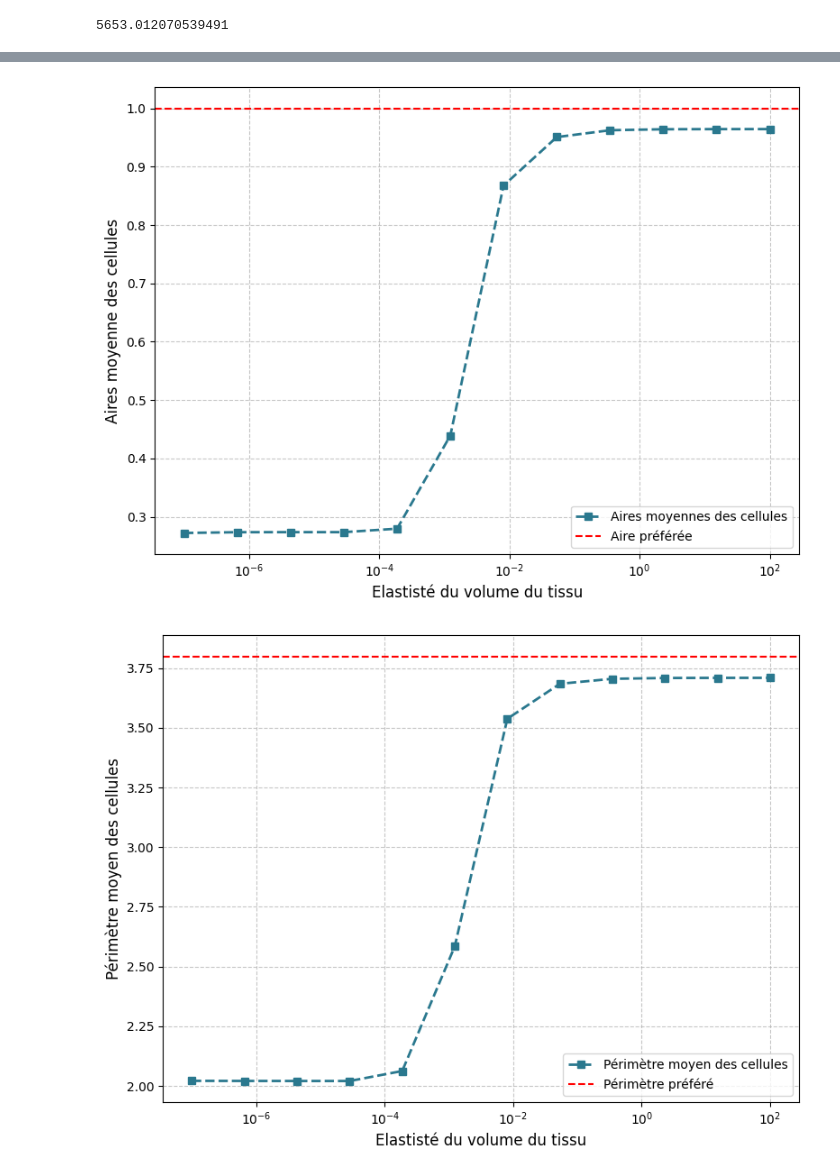
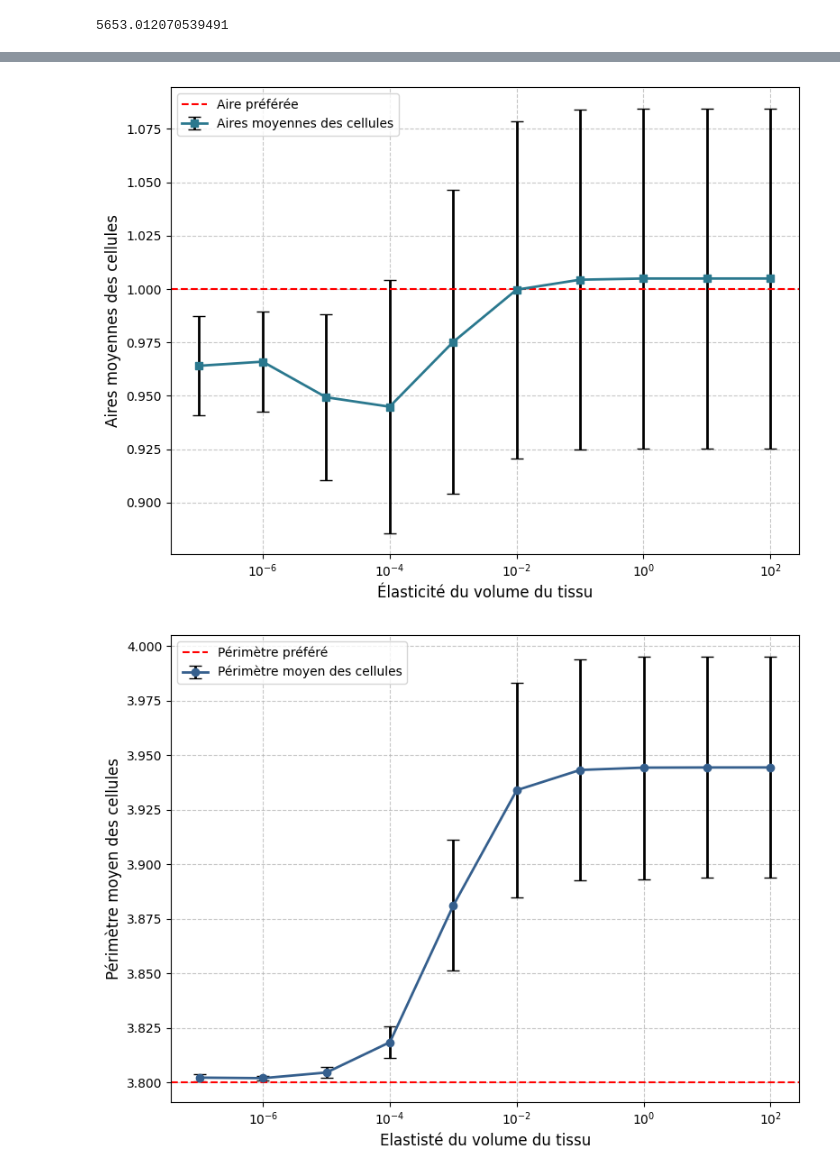
Before and after one commit to Lauragdlp/peripodial, a Jupyter notebook: notebook/lumen_elasticity.ipynb, the cells around one changed output, grey strips where cells are left out. Saved outputs shown, nothing was run; the diff lists cells and outputs as text; code cells hidden in the pictures.

```diff
--- a/notebook/lumen_elasticity.ipynb
+++ b/notebook/lumen_elasticity.ipynb
@@ -93,20 +98,22 @@ sheet.settings
 # %%
 elasticity_values = []
 lumen_volume_values = []
-area_cell_values = []
-cell_perimeters = []
+area_cell_mean = []
+cell_perimeters_mean = []
 diameters = []
+areas_tot = []
+perimeters_tot = []
 sheet_copy = sheet.copy()
 
-elasticity_values = np.logspace(-7, 2, 12)
+elasticity_values = np.logspace(-7, 2, 10)
 for value in elasticity_values:
-    sheet_copy.settings["lumen_prefered_vol"] = 5660
     sheet_copy.settings["lumen_vol_elasticity"] = value
     geom.update_all(sheet_copy)
     solver = QSSolver(with_t1=False, with_t3=False)
     res = solver.find_energy_min(sheet_copy, geom, model, options={"gtol": 1e-4})
     fig, ax = sheet_view(sheet_copy, coords=["z", "x"])
     lumen_volume = sheet_copy.settings["lumen_vol"]
+    areas = sheet_copy.face_df["area"]
     area_cell = sheet_copy.face_df["area"].mean()
     ax.set_title(f"Lumen elasticity: {value:.3e}")
     lumen_volume_values.append(lumen_volume)
@@ -114,10 +121,13 @@ for value in elasticity_values:
     length_min = np.percentile(sheet_copy.vert_df["z"], 1)
     diameter = length_max-length_min
     diameters.append(diameter)
-    area_cell_values.append(area_cell)
+    areas_tot.append(areas)
+    area_cell_mean.append(area_cell)
+    perimeters = sheet_copy.face_df["perimeter"]
     cell_perimeter = sheet_copy.face_df["perimeter"].mean()
-    cell_perimeters.append(cell_perimeter)
+    perimeters_tot.append(perimeters)
+    cell_perimeters_mean.append(cell_perimeter)
 
 lumen_volume_values = np.array(lumen_volume_values)
-area_cell_values = np.array(area_cell_values)
+area_cell_values = np.array(area_cell_mean)
 # %% [output]
@@ -212,22 +200,50 @@ No artists with labels found to put in legend.  Note that artists whose label st
 # %%
+import matplotlib.pyplot as plt
+import numpy as np
+
+std_dev_values = [np.std(values) for values in areas_tot]
+
+# Couleurs
 colors = plt.cm.viridis_r([0.2, 0.6])
+
+# Création de la figure et des axes
 fig, axs = plt.subplots(1, figsize=(8, 6))
-axs.plot(elasticity_values, area_cell_values, label='Aires moyennes des cellules', color=colors[1], marker='s', linestyle='--', linewidth=2)
+
+# Tracé des données avec les barres d'erreur
+axs.errorbar(elasticity_values, area_cell_mean, yerr=std_dev_values, label='Aires moyennes des cellules',
+             color=colors[1], marker='s', linestyle='-', linewidth=2, capsize=5, ecolor='black')
+
+# Ligne horizontale
 plt.axhline(y=1.00, color='r', linestyle='--', label='Aire préférée')
+
+# Échelle logarithmique pour l'axe des x
 axs.set_xscale('log')
-axs.set_xlabel('Elastisté du volume du tissu', fontsize=12)
-axs.set_ylabel('Aires moyenne des cellules', fontsize=12)
+
+# Étiquettes des axes
+axs.set_xlabel('Élasticité du volume du tissu', fontsize=12)
+axs.set_ylabel('Aires moyennes des cellules', fontsize=12)
+
+# Grille
 axs.grid(True, linestyle='--', alpha=0.7)
+
+# Légende
 axs.legend(loc='best', fontsize=10)
+
+# Ajustement de la mise en page
 plt.tight_layout()
+
+# Sauvegarde de la figure
 plt.savefig('../image/area_cell_elasticity_lumen.png', transparent=True)
+
+# Affichage de la figure
 plt.show()
 # %% [output]
-[figure, old version]
+[figure, new version]
 # %%
-colors = plt.cm.viridis_r([0.2, 0.6])
+colors = plt.cm.viridis_r([0.7, 0.8])
+peri_std_dev = [np.std(values) for values in perimeters_tot]
 fig, axs = plt.subplots(1, figsize=(8, 6))
-axs.plot(elasticity_values, cell_perimeters, label='Périmètre moyen des cellules', color=colors[1], marker='s', linestyle='--', linewidth=2)
+axs.errorbar(elasticity_values, cell_perimeters_mean, yerr=peri_std_dev, label='Périmètre moyen des cellules', color=colors[0], marker='o', linestyle='-', linewidth=2, capsize=5, ecolor='black')
 plt.axhline(y=3.80, color='r', linestyle='--', label='Périmètre préféré')
 axs.set_xscale('log')
 axs.set_xlabel('Elastisté du volume du tissu', fontsize=12)
@@ -238,6 +254,6 @@ plt.tight_layout()
 plt.savefig('../image/cell_perimeters_elasticity_lumen.png', transparent=False)
 plt.show()
 # %% [output]
-[figure, old version]
+[figure, new version]
 # %%
 print (lumen_volume_values)
```
Also changed, not shown: parts of 20 cells of this notebook, 21 other files.
